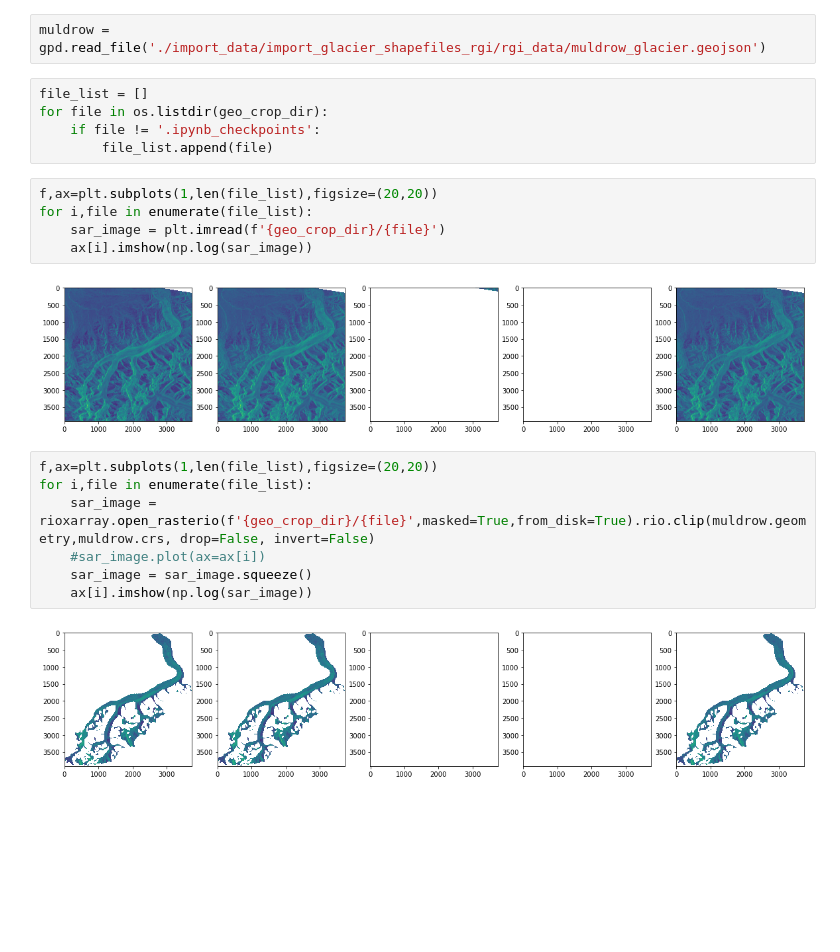
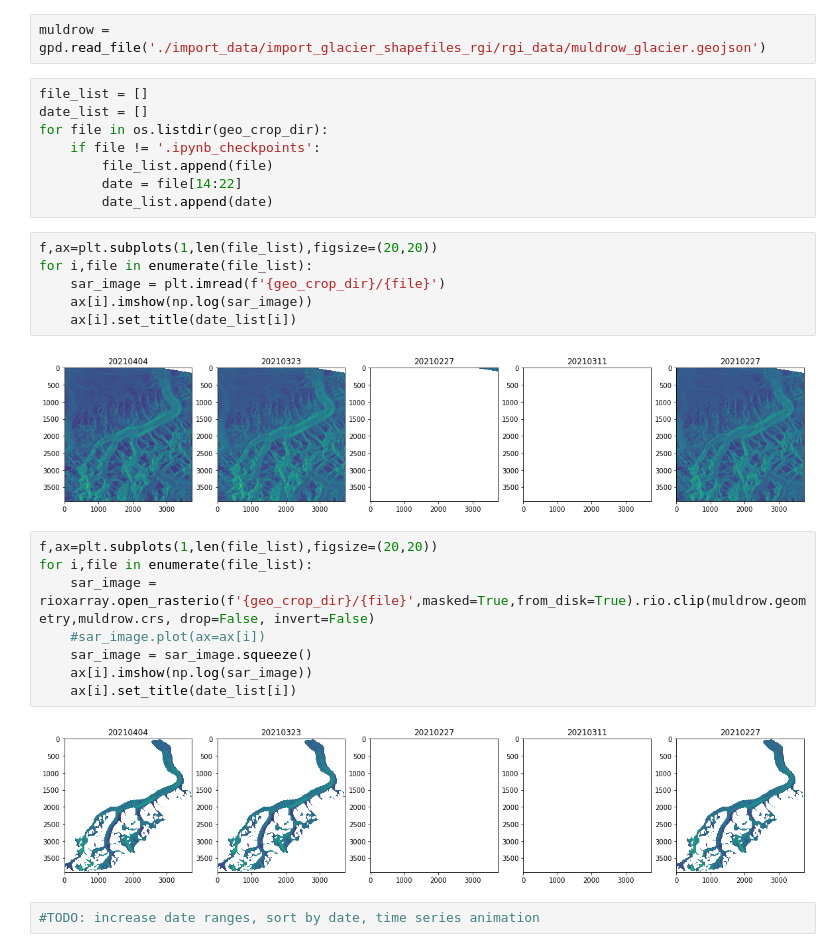
Before and after one commit to egagli/glacier-velocity-from-sar, a Jupyter notebook: muldrow_analysis.ipynb, the cells around one changed output. Drawn from its saved outputs; the diff is of its cells as text; blank space fills up the shorter version.

Commit message:
add dates to analysis

```diff
--- a/muldrow_analysis.ipynb
+++ b/muldrow_analysis.ipynb
@@ -14,16 +14,20 @@ geo_crop_dir = './import_data/import_sar_asf_script/sar_images_geocoded_cropped'
 muldrow = gpd.read_file('./import_data/import_glacier_shapefiles_rgi/rgi_data/muldrow_glacier.geojson')
 # %%
 file_list = []
+date_list = []
 for file in os.listdir(geo_crop_dir):
     if file != '.ipynb_checkpoints':
         file_list.append(file)
+        date = file[14:22]
+        date_list.append(date)
 # %%
 f,ax=plt.subplots(1,len(file_list),figsize=(20,20))
 for i,file in enumerate(file_list):
     sar_image = plt.imread(f'{geo_crop_dir}/{file}')
     ax[i].imshow(np.log(sar_image))
+    ax[i].set_title(date_list[i])
 # %% [output]
-[figure, old version]
+[figure, new version]
 # %%
 f,ax=plt.subplots(1,len(file_list),figsize=(20,20))
 for i,file in enumerate(file_list):
@@ -31,5 +35,8 @@ for i,file in enumerate(file_list):
     #sar_image.plot(ax=ax[i])
     sar_image = sar_image.squeeze()
     ax[i].imshow(np.log(sar_image))
+    ax[i].set_title(date_list[i])
 # %% [output]
-[figure, old version]
+[figure, new version]
+# %%
+#TODO: increase date ranges, sort by date, time series animation
```
